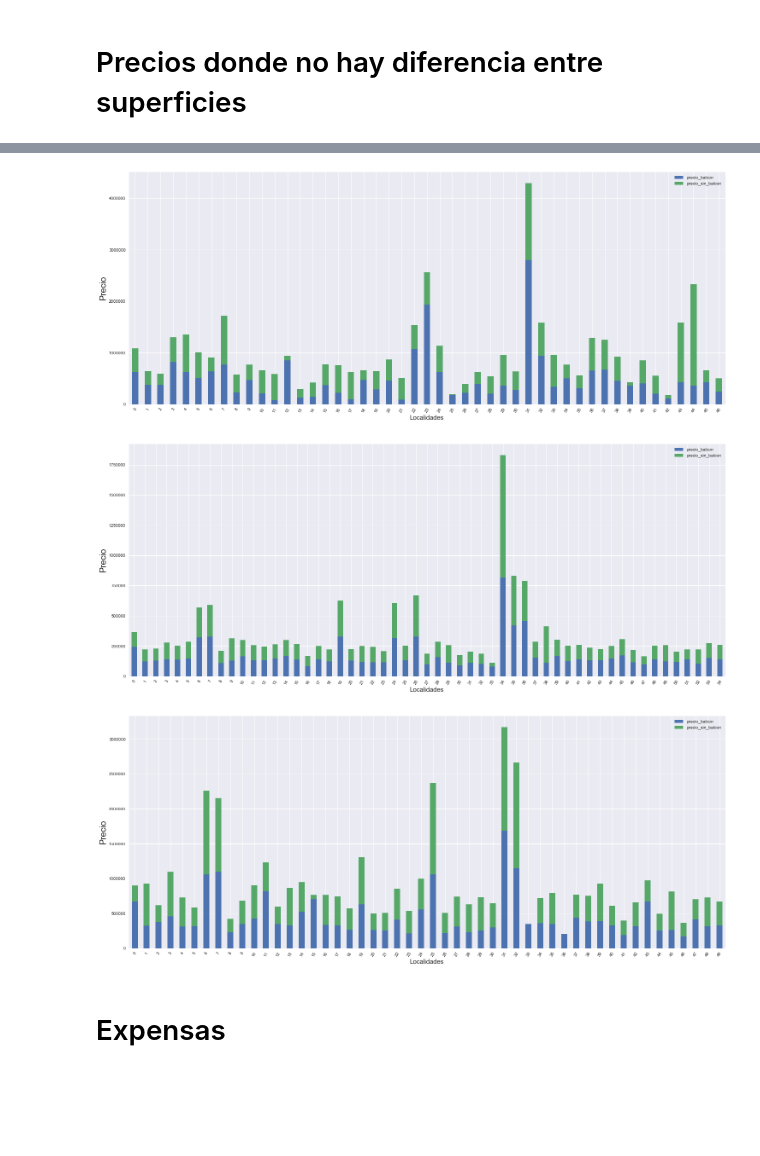
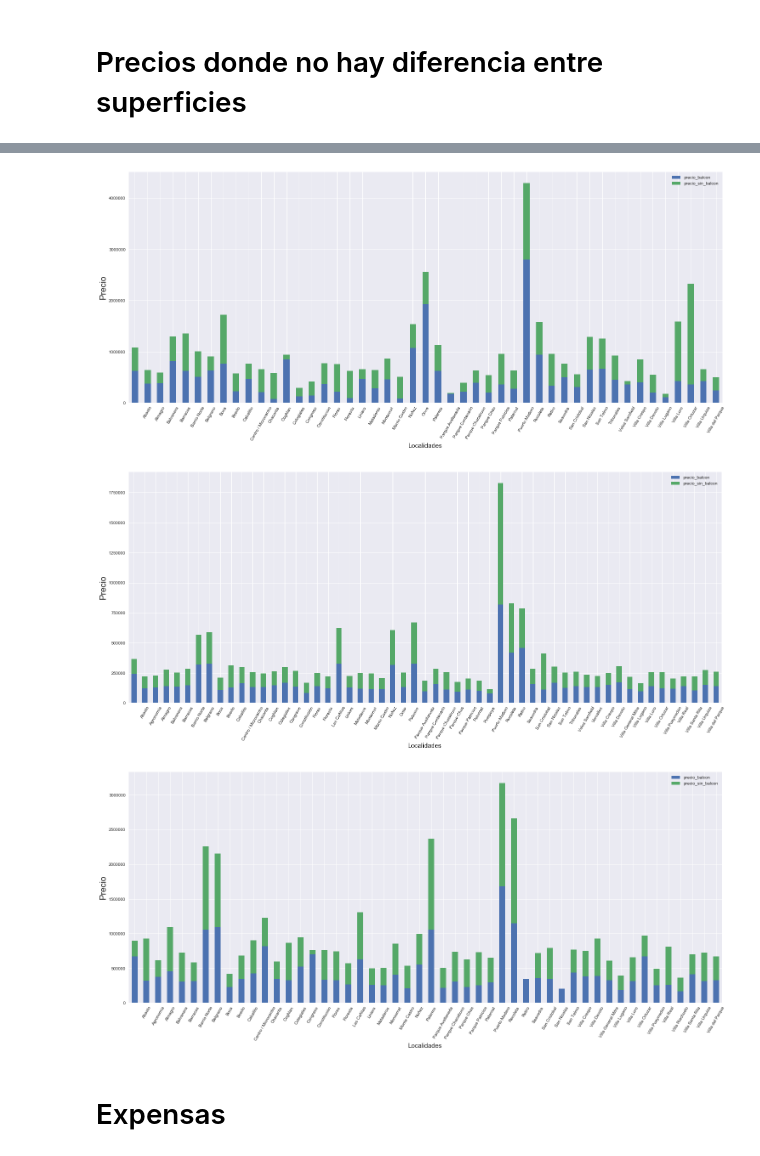
Before and after one commit to NicoGallegos/tpdatos, a Jupyter notebook: TP 1 - Definitiva.ipynb, the cells around one changed output, grey strips where cells are left out. Saved outputs shown, nothing was run; the diff lists cells and outputs as text; code cells hidden in the pictures; blank space fills up the shorter version.

```diff
--- a/TP 1 - Definitiva.ipynb
+++ b/TP 1 - Definitiva.ipynb
@@ -678,43 +678,43 @@ promedioStoreSinBalcon.sort_values('precio_por_m2', ascending=False).head(10)
 # %%
 promedioStoreFiltered = promedioStore[['localidad', 'precio']].rename(columns={'precio':'precio_balcon'})
 promedioStoreSinBalconFiltered = promedioStoreSinBalcon[['localidad', 'precio']].rename(columns={'precio':'precio_sin_balcon'})
 
 #promedioStoreFiltered.head()
 
 
-preciosStore = pd.merge(promedioStoreFiltered,promedioStoreSinBalconFiltered, on='localidad')
+preciosStore = pd.merge(promedioStoreFiltered,promedioStoreSinBalconFiltered, on='localidad').set_index('localidad')
 preciosStore.plot(kind="bar", stacked=True , rot=60, figsize=(25,10))
 
 plt.xlabel('Localidades', fontsize=15);
 plt.ylabel('Precio', fontsize=20);
 # %% [output]
-[figure, old version]
+[figure, new version]
 # %%
 promedioApartmentFiltered = promedioApartment[['localidad', 'precio']].rename(columns={'precio':'precio_balcon'})
 promedioApartmentSinBalconFiltered = promedioApartmentSinBalcon[['localidad', 'precio']].rename(columns={'precio':'precio_sin_balcon'})
 
 
 
-preciosApartment = pd.merge(promedioApartmentFiltered,promedioApartmentSinBalconFiltered, on='localidad')
+preciosApartment = pd.merge(promedioApartmentFiltered,promedioApartmentSinBalconFiltered, on='localidad').set_index('localidad')
 preciosApartment.plot(kind="bar", stacked=True , rot=60, figsize=(25,10))
 
 plt.xlabel('Localidades', fontsize=15);
 plt.ylabel('Precio', fontsize=20);
 # %% [output]
-[figure, old version]
+[figure, new version]
 # %%
 promedioHouseFiltered = promedioHouse[['localidad', 'precio']].rename(columns={'precio':'precio_balcon'})
 promedioHouseSinBalconFiltered = promedioHouseSinBalcon[['localidad', 'precio']].rename(columns={'precio':'precio_sin_balcon'})
 
 
 
-preciosHouse = pd.merge(promedioHouseFiltered,promedioHouseSinBalconFiltered, on='localidad')
+preciosHouse = pd.merge(promedioHouseFiltered,promedioHouseSinBalconFiltered, on='localidad').set_index('localidad')
 preciosHouse.plot(kind="bar", stacked=True , rot=60, figsize=(25,10))
 
 plt.xlabel('Localidades', fontsize=15);
 plt.ylabel('Precio', fontsize=20);
 # %% [output]
-[figure, old version]
+[figure, new version]
 # %% [markdown]
 # Expensas
 # %%
```
